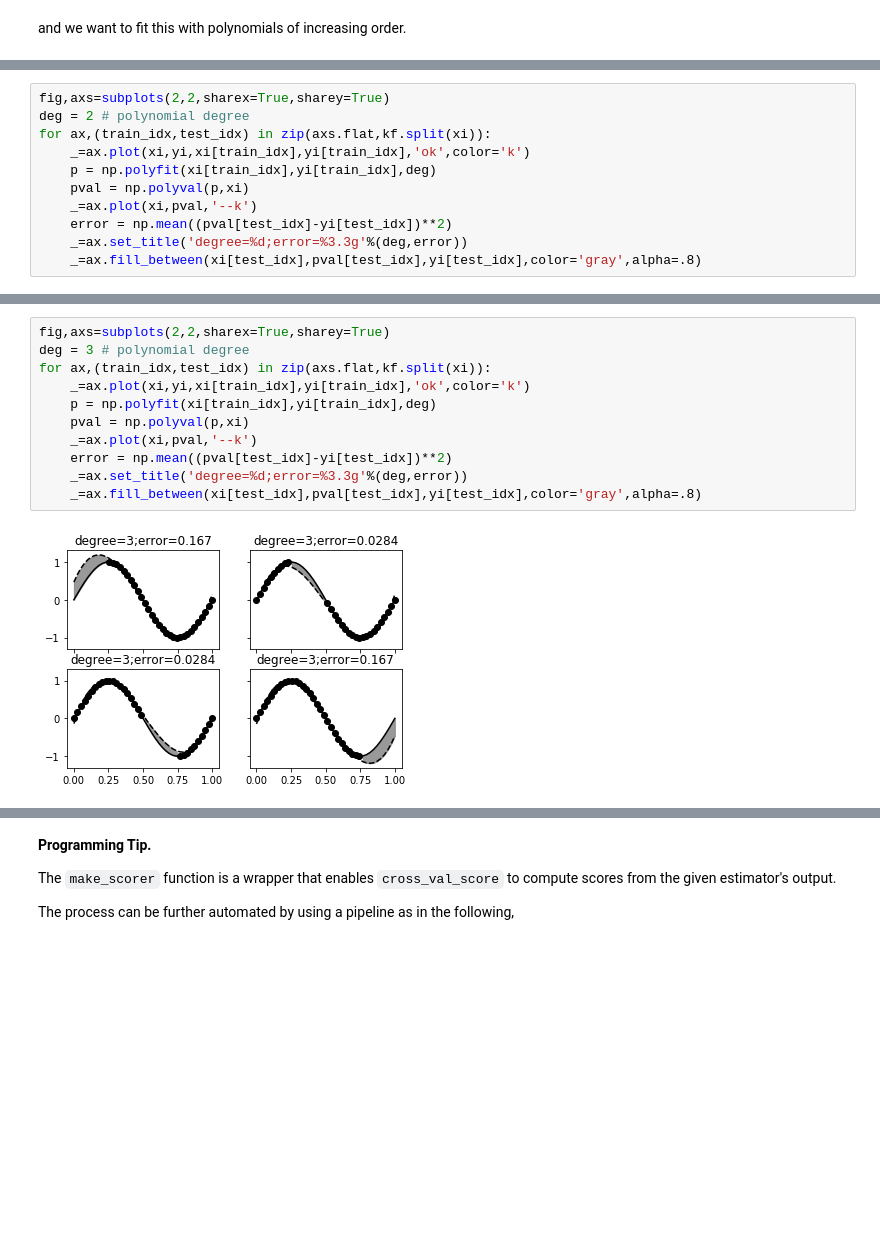
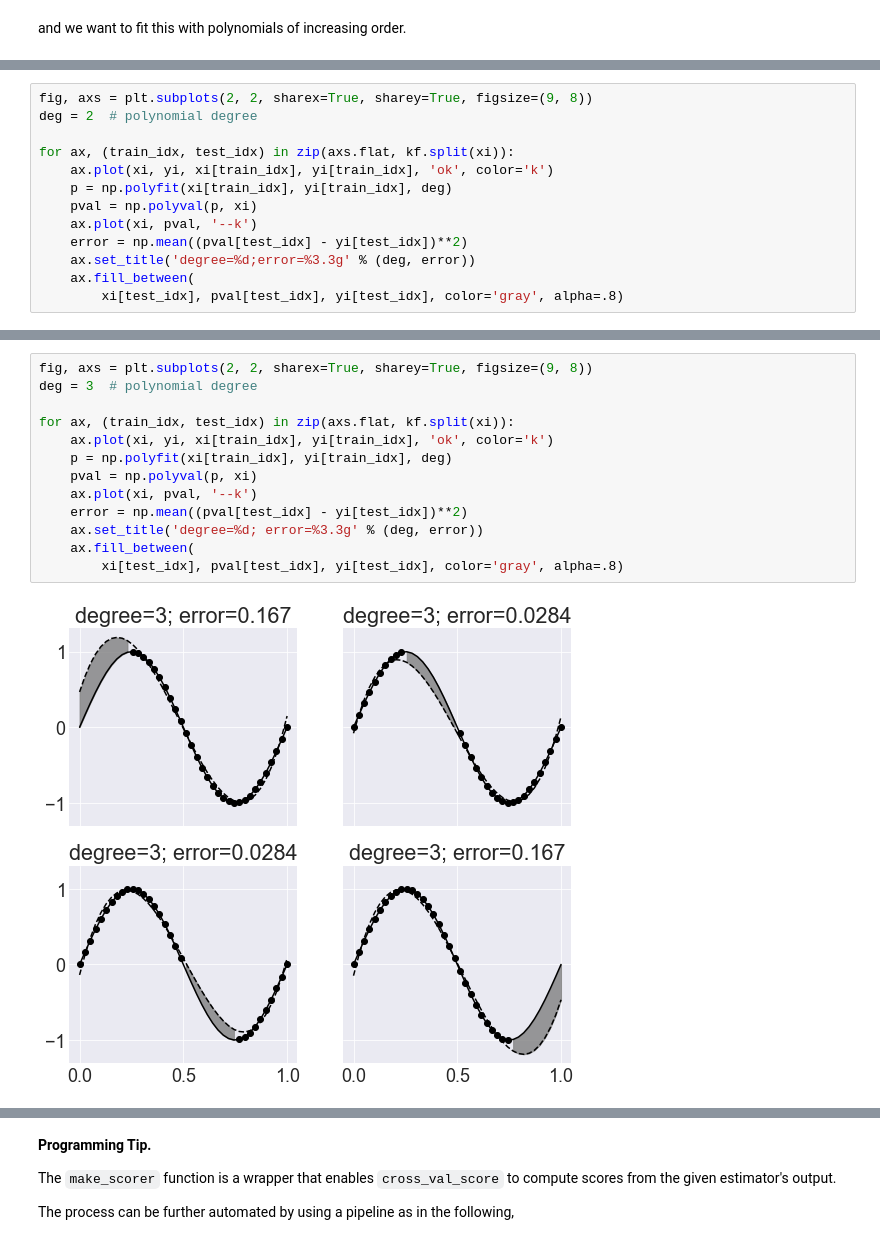
Before and after one commit to hvribeiro/MCSC1, a Jupyter notebook: aulas/04.1 - Machine Learning - Introduction.ipynb, the cells around one changed output, grey strips where cells are left out. Drawn from its saved outputs; the diff is of its cells as text; blank space fills up the shorter version.

```diff
--- a/aulas/04.1 - Machine Learning - Introduction.ipynb
+++ b/aulas/04.1 - Machine Learning - Introduction.ipynb
@@ -1074,14 +1265,16 @@ errors between the fitted polynomial and the held-out testing data.
 The larger the gray area, the bigger the cross-validation errors,
 as are reported in the title of each frame.
 # %%
-fig,axs=subplots(2,2,sharex=True,sharey=True)
-deg = 2 # polynomial degree
-for ax,(train_idx,test_idx) in zip(axs.flat,kf.split(xi)):
-    _=ax.plot(xi,yi,xi[train_idx],yi[train_idx],'ok',color='k')
-    p = np.polyfit(xi[train_idx],yi[train_idx],deg)
-    pval = np.polyval(p,xi)
-    _=ax.plot(xi,pval,'--k')
-    error = np.mean((pval[test_idx]-yi[test_idx])**2)
-    _=ax.set_title('degree=%d;error=%3.3g'%(deg,error))
-    _=ax.fill_between(xi[test_idx],pval[test_idx],yi[test_idx],color='gray',alpha=.8)
+fig, axs = plt.subplots(2, 2, sharex=True, sharey=True, figsize=(9, 8))
+deg = 2  # polynomial degree
+
+for ax, (train_idx, test_idx) in zip(axs.flat, kf.split(xi)):
+    ax.plot(xi, yi, xi[train_idx], yi[train_idx], 'ok', color='k')
+    p = np.polyfit(xi[train_idx], yi[train_idx], deg)
+    pval = np.polyval(p, xi)
+    ax.plot(xi, pval, '--k')
+    error = np.mean((pval[test_idx] - yi[test_idx])**2)
+    ax.set_title('degree=%d;error=%3.3g' % (deg, error))
+    ax.fill_between(
+        xi[test_idx], pval[test_idx], yi[test_idx], color='gray', alpha=.8)
 # %% [output]
@@ -1103,15 +1296,17 @@ errors in each respective test set for the quadratic model.</p>
 
 <!-- end figure -->
 # %%
-fig,axs=subplots(2,2,sharex=True,sharey=True)
-deg = 3 # polynomial degree
-for ax,(train_idx,test_idx) in zip(axs.flat,kf.split(xi)):
-    _=ax.plot(xi,yi,xi[train_idx],yi[train_idx],'ok',color='k')
-    p = np.polyfit(xi[train_idx],yi[train_idx],deg)
-    pval = np.polyval(p,xi)
-    _=ax.plot(xi,pval,'--k')
-    error = np.mean((pval[test_idx]-yi[test_idx])**2)
-    _=ax.set_title('degree=%d;error=%3.3g'%(deg,error))
-    _=ax.fill_between(xi[test_idx],pval[test_idx],yi[test_idx],color='gray',alpha=.8)
+fig, axs = plt.subplots(2, 2, sharex=True, sharey=True, figsize=(9, 8))
+deg = 3  # polynomial degree
+
+for ax, (train_idx, test_idx) in zip(axs.flat, kf.split(xi)):
+    ax.plot(xi, yi, xi[train_idx], yi[train_idx], 'ok', color='k')
+    p = np.polyfit(xi[train_idx], yi[train_idx], deg)
+    pval = np.polyval(p, xi)
+    ax.plot(xi, pval, '--k')
+    error = np.mean((pval[test_idx] - yi[test_idx])**2)
+    ax.set_title('degree=%d; error=%3.3g' % (deg, error))
+    ax.fill_between(
+        xi[test_idx], pval[test_idx], yi[test_idx], color='gray', alpha=.8)
 # %% [output]
-[figure, old version]
+[figure, new version]
```
Also changed, not shown: parts of 60 cells of this notebook, 3 other files.
